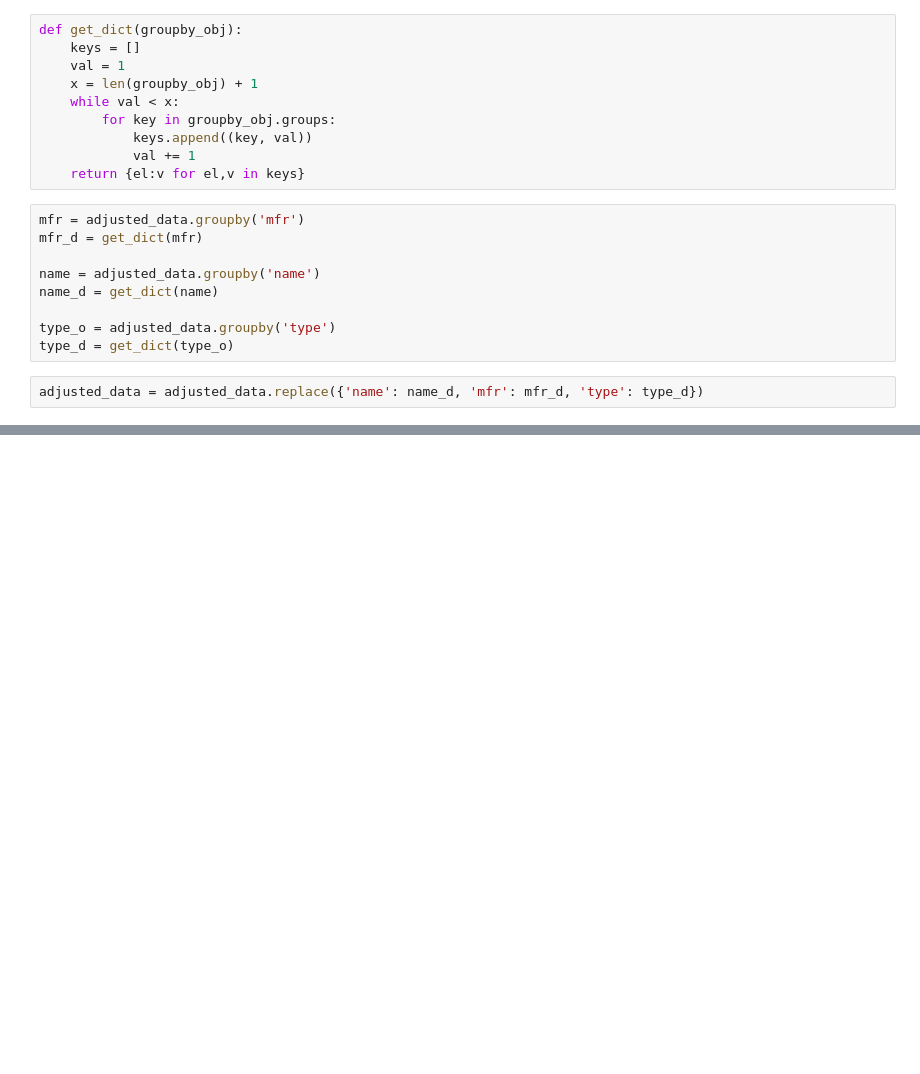
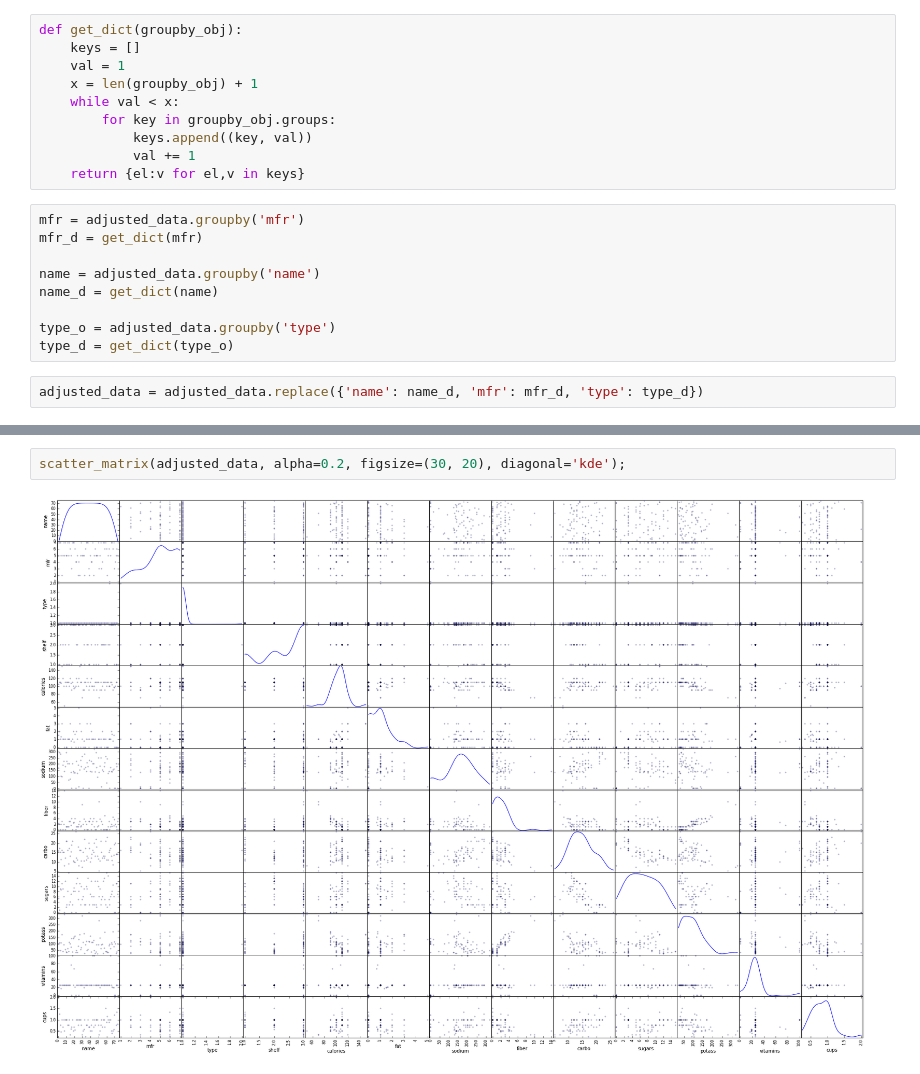
Before and after one commit to tiy-gvl-python/honey-nut-clusters, a Jupyter notebook: Klustering.ipynb, the cells around one changed output, grey strips where cells are left out. Drawn from its saved outputs; the diff is of its cells as text; blank space fills up the shorter version.

```diff
--- a/Klustering.ipynb
+++ b/Klustering.ipynb
@@ -112,2 +113,6 @@ adjusted_data.corr()
+# %%
+scatter_matrix(adjusted_data, alpha=0.2, figsize=(30, 20), diagonal='kde');
+# %% [output]
+[figure, added]
 # %%
 clean_data = PP.scale(adjusted_data)
```
Also changed, not shown: parts of 25 cells of this notebook.
